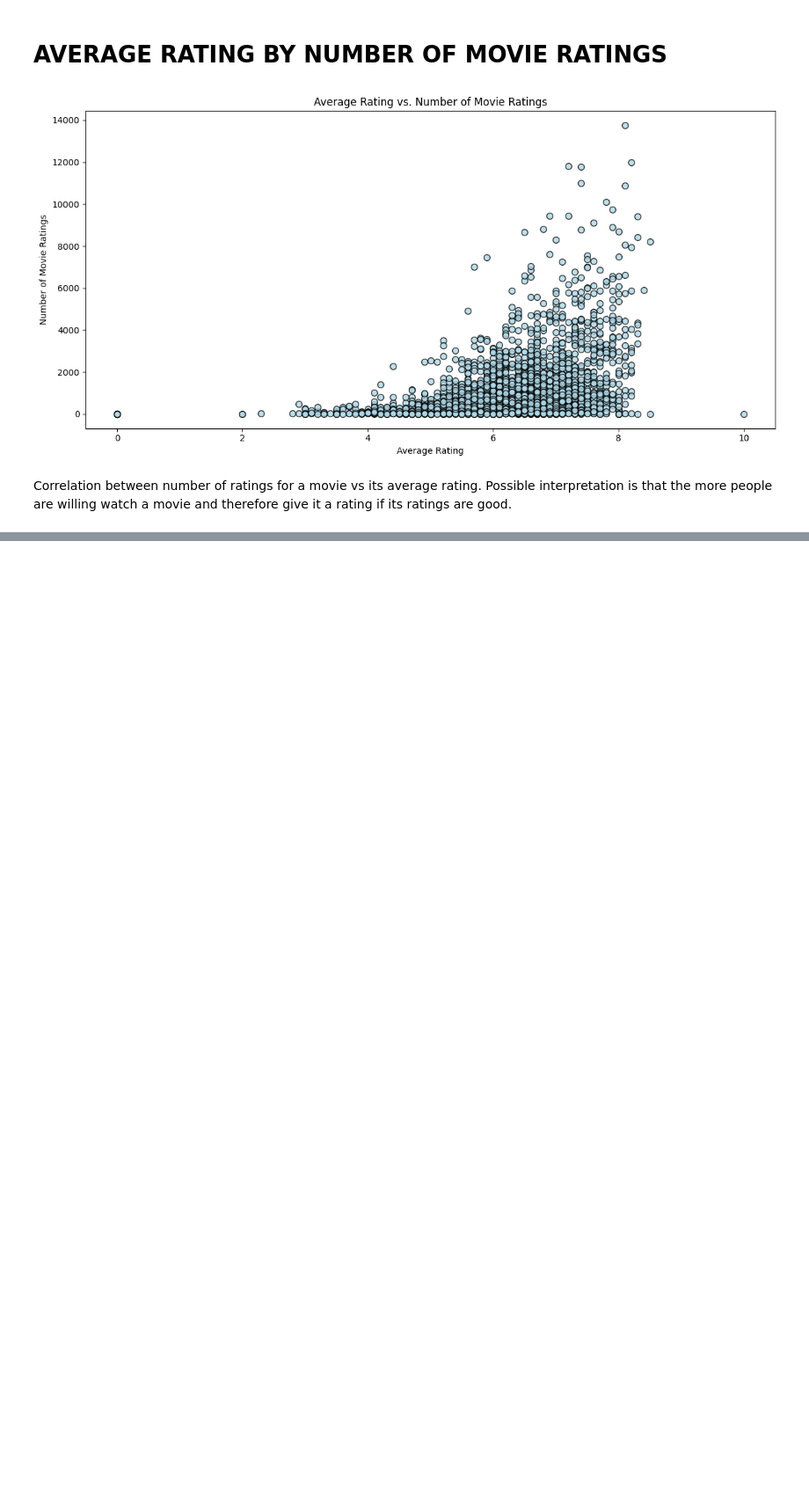
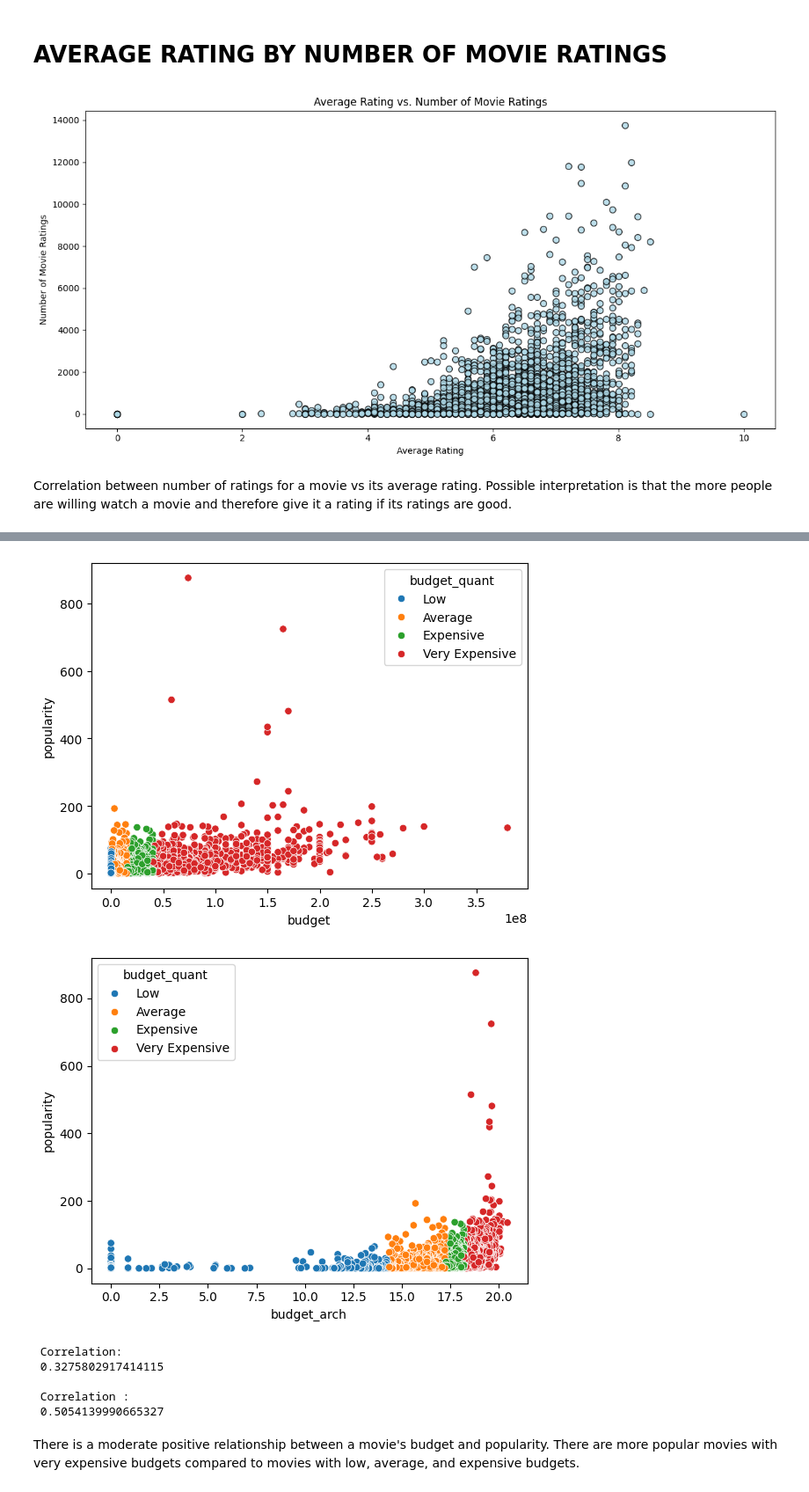
Before and after one commit to oak50/DS3001-Project1, a Jupyter notebook: Scripts/movies_EDA.ipynb, the cells around one changed output, grey strips where cells are left out. Shown at 88% size. Cells and saved outputs as stored; diff of their text form; code cells hidden in the pictures; blank space fills up the shorter version.

```diff
--- a/Scripts/movies_EDA.ipynb
+++ b/Scripts/movies_EDA.ipynb
@@ -334,0 +473,24 @@ Correlation between number of ratings for a movie vs its average rating. Possibl
+# %%
+# Divide the budget into 4 quartiles and label them
+df['budget_quant']= pd.qcut(df.budget, labels= ["Low", "Average", "Expensive", "Very Expensive"], q= 4)
+# %%
+# Create scatter using popularity and budget/ budget_arch to visualize relationship between these two variable and group by budget quartiles
+sns.scatterplot(df, y= 'popularity', x= 'budget', hue= 'budget_quant' )
+plt.show()
+
+sns.scatterplot(df, y= 'popularity', x= 'budget_arch', hue= 'budget_quant' )
+plt.show()
+# %% [output]
+[figure, added]
+[figure, added]
+# %%
+print(f' Correlation: \n {df["budget_arch"].corr(df["popularity"])} \n')
+print(f' Correlation :\n {df["budget"].corr(df["popularity"])} \n')
+# %% [output]
+ Correlation:
+ 0.3275802917414115
+
+ Correlation :
+ 0.5054139990665327
+# %% [markdown]
+There is a moderate positive relationship between a movie's budget and popularity. There are more popular movies with very expensive budgets compared to movies with low, average, and expensive budgets.
```
Also changed, not shown: parts of 15 cells of this notebook.
